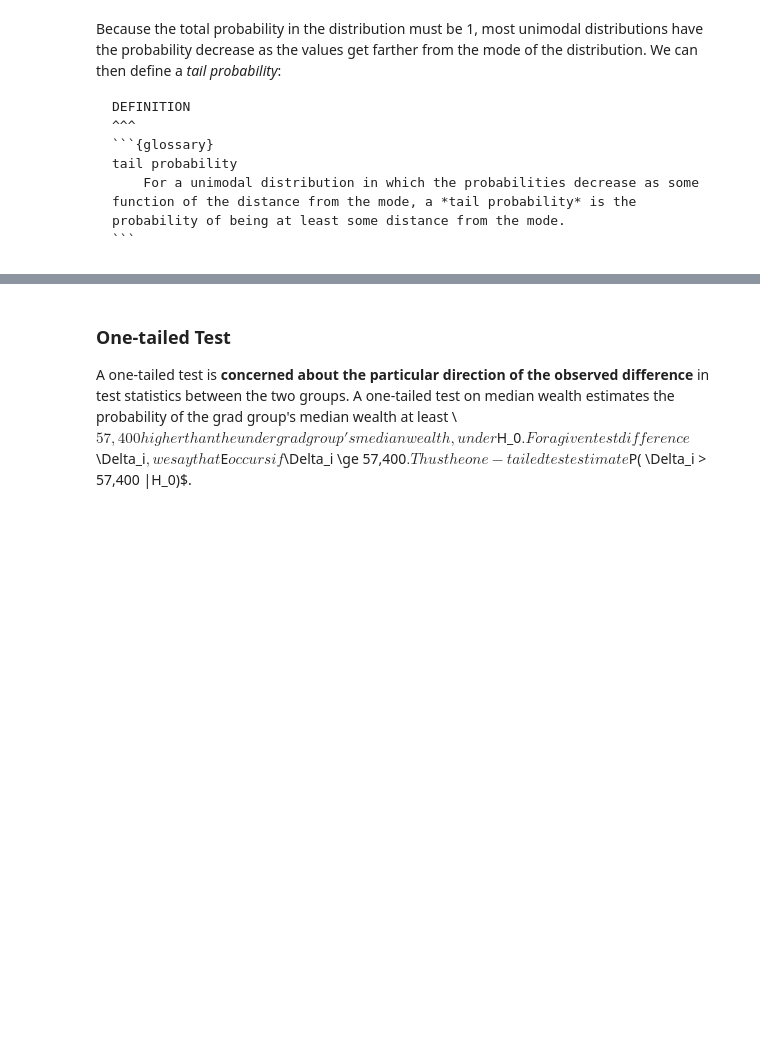
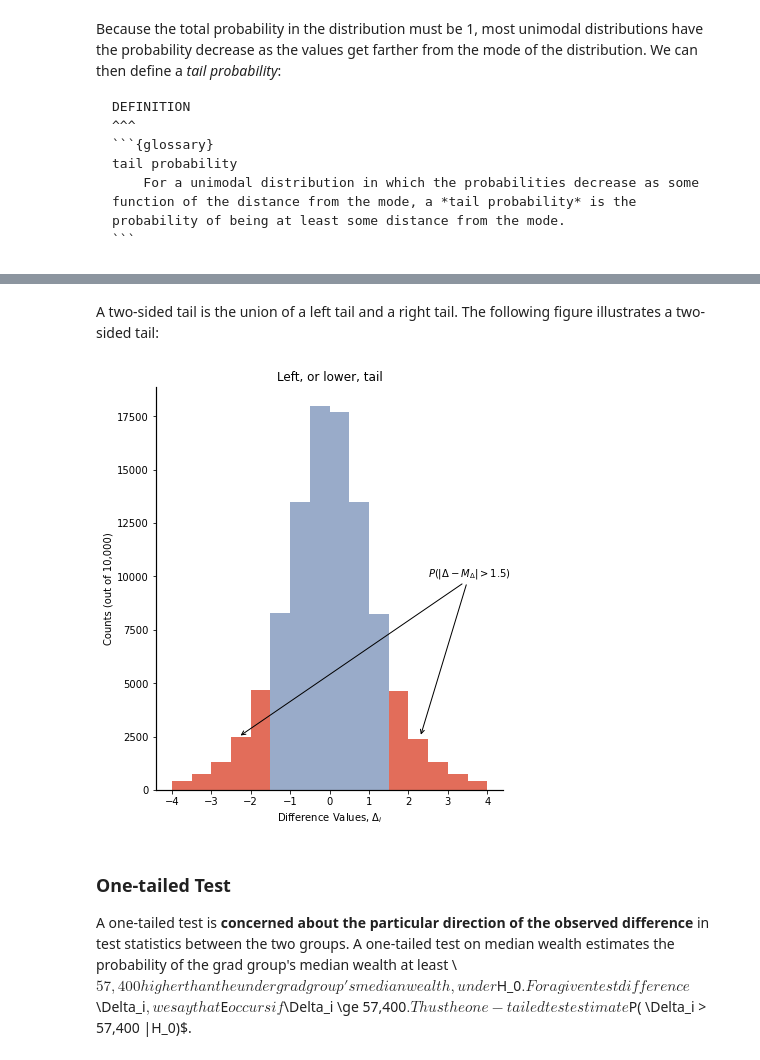
Before and after one commit to datalayer-courses/foundations-of-data-science-with-python, a Jupyter notebook: 05-binary-hypothesis-testing/calculating-p-values.ipynb, the cells around one changed output, grey strips where cells are left out. Saved outputs shown, nothing was run; the diff lists cells and outputs as text; code cells hidden in the pictures; blank space fills up the shorter version.

```diff
--- a/05-binary-hypothesis-testing/calculating-p-values.ipynb
+++ b/05-binary-hypothesis-testing/calculating-p-values.ipynb
@@ -75,3 +149,48 @@ There are two types of tail probabilities: one-sided tails and two-sided tails.
+# %% [markdown]
+A two-sided tail is the union of a left tail and a right tail. The following figure illustrates a two-sided tail:
+# %%
+T=stats.t(4)
+tvals=T.rvs(100_000)
+fig, ax = plt.subplots(1, figsize=(6,7))
+
+for i in range(1):
+  ax.hist(tvals, bins =np.arange(-4,4.5,0.5), alpha=0.5 );
+  ax.set_xlabel('Difference Values, $\Delta_i$')
+  ax.set_ylabel('Counts (out of 10,000)');
+
+thresh=1.5
+greater = tvals[tvals>thresh]
+ax.hist(greater, bins =np.arange(thresh,4.5,0.5), alpha=1 ,
+        color='C1' );
+ax.annotate("$P( |\Delta - M_\Delta | > 1.5 )$",
+            xy=(2.3,2500), xycoords='data',
+            xytext=(2.5, 10_000), textcoords='data',
+            arrowprops=dict(arrowstyle="->",
+                            connectionstyle="arc3"),
+            )
+ax.set_title('Right, or upper, tail')
+
+
+
+lesser = tvals[tvals<-thresh]
+ax.hist(lesser, bins =np.arange(-4,-thresh+0.5,0.5), alpha=1,
+        color='C1' );
+ax.annotate('',
+            xy=(-2.3,2500), xycoords='data',
+            xytext=(3.4, 9_700), textcoords='data',
+            arrowprops=dict(arrowstyle="->",
+                            connectionstyle="arc3")
+            )
+ax.set_title('Left, or lower, tail')
+
+
+fig.tight_layout()
+plt.subplots_adjust(bottom=0.1,
+                    top=0.9,
+                    wspace=0.4,
+                    hspace=0.4)
+# %% [output]
+[figure, added]
 # %% [markdown]
 ### One-tailed Test
 
```
Also changed, not shown: parts of 11 cells of this notebook.
